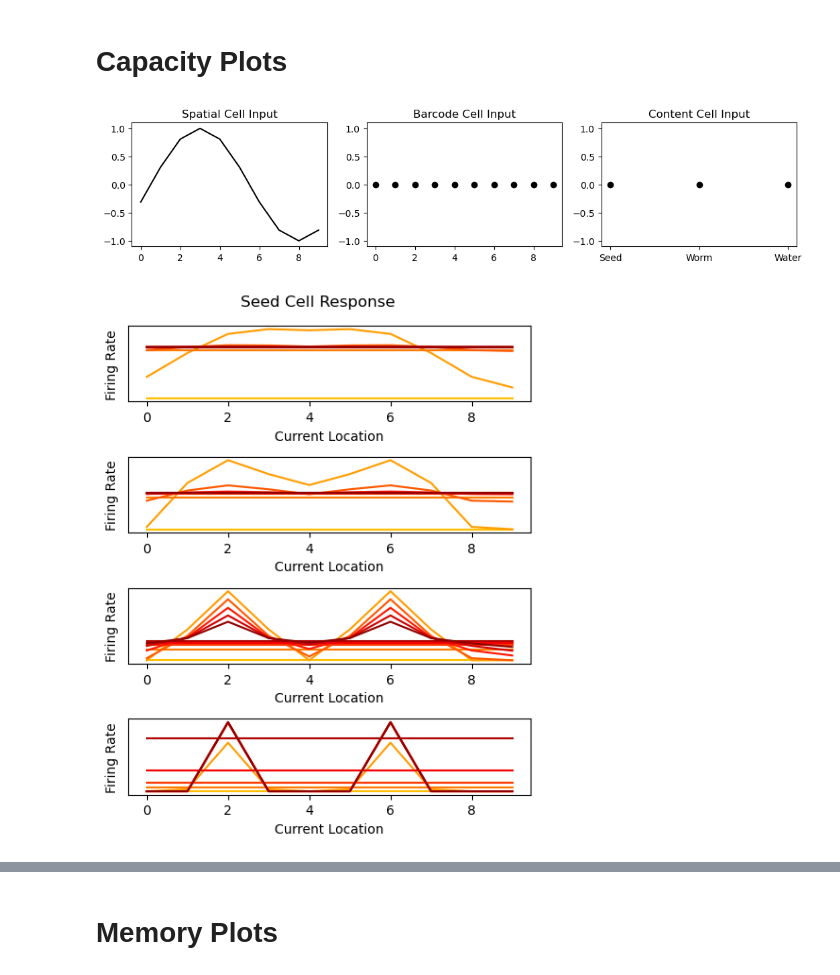
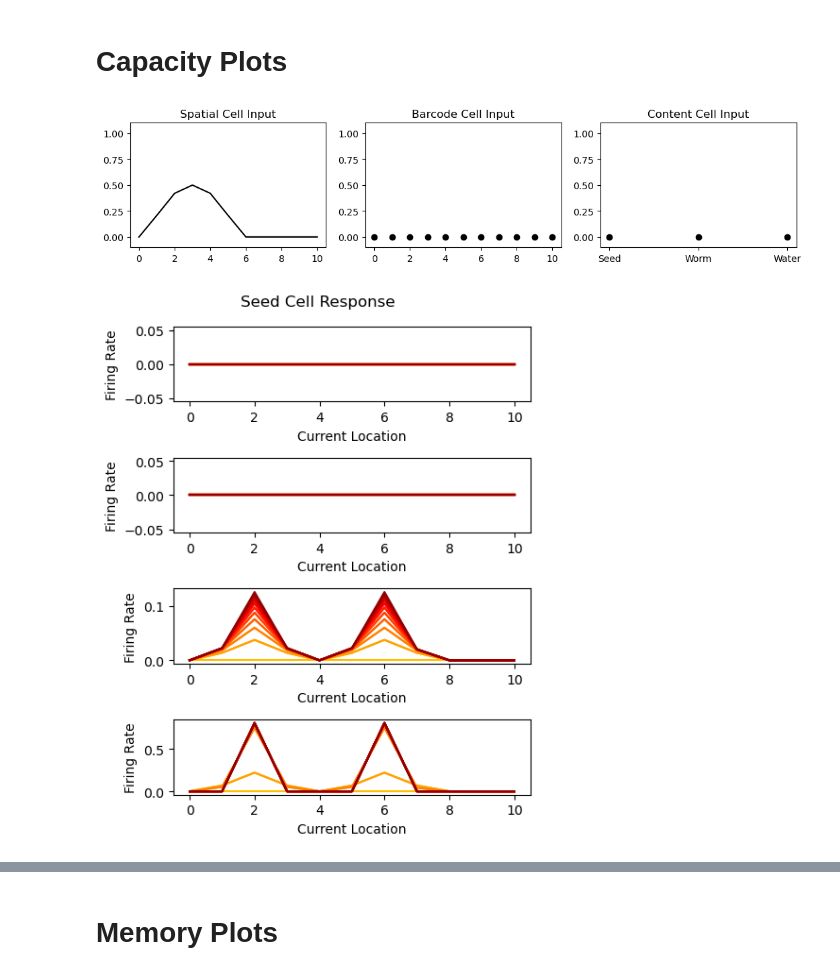
Before and after one commit to chingf/barcodes, a Jupyter notebook: Sandbox.ipynb, the cells around one changed output, grey strips where cells are left out. Drawn from its saved outputs; the diff is of its cells as text; code cells hidden in the pictures.

```diff
--- a/Sandbox.ipynb
+++ b/Sandbox.ipynb
@@ -4,12 +19,24 @@ import matplotlib.pyplot as plt
 # %% [markdown]
 # Helper functions
 # %%
-def make_bump(size, center):
+def make_bump(size, center, vm_params=(2.,2.)):
     assert(center < size)
-    xs = np.linspace(np.pi/2, -3*np.pi/2, size, endpoint=False)
-    bump = np.sin(xs)
-    bump = np.roll(bump, center)
-#     bump = bump/np.sum(np.abs(bump))
+    if vm_params is not None:
+        kappa, scale = vm_params
+        rv = vonmises(kappa, loc=0, scale=scale)
+        x = np.linspace(vonmises.ppf(0.01, kappa),
+                        vonmises.ppf(0.99, kappa), 9)
+        fill = rv.pdf(x[::2])
+        fill = fill[:(fill.size//2)+1]
+        bump = np.zeros(size)
+        for j in range(0, fill.size//2 + 1):
+            bump[(center - j)%size] = fill[-1-j]
+            bump[(center + j)%size] = fill[-1-j]
+    else:
+        xs = np.linspace(np.pi/2, -3*np.pi/2, size, endpoint=False)
+        bump = np.sin(xs)
+        bump = np.roll(bump, center)
+        bump[bump < 0] = 0
     return bump
 # %%
 def relu(X):
@@ -19,8 +46,8 @@ from scipy.special import softmax
 # %% [markdown]
 # Network initialization
 # %%
-n_spatial = 10
-n_barcode = 10 # Must be >= n_spatial
+n_spatial = 11
+n_barcode = 11 # Must be >= n_spatial
 n_cache = 3 # Three types
 # %%
 N = n_spatial + n_barcode + n_cache
@@ -104,9 +131,10 @@ def get_activity(
     x_prev = i
     activities = []
     for t in range(T):
-        x = J@(0.9*x_prev)
+        x = J@(0.9*x_prev) + i
         x[b_start:b_end] = softmax(x[b_start:b_end]*softmax_temp)
-        x = relu(x - 0.05)
+        x[b_start:b_end] -= 1.2/n_barcode
+        x = relu(x)
         x_prev = x
         activities.append(np.copy(x))
     return activities
@@ -114,7 +142,9 @@ def get_activity(
 # Capacity Plots
 # %%
 i = np.zeros(N)
-i[s_start:s_end] = make_bump(n_spatial, 3)
+i[s_start:s_end] = make_bump(n_spatial, 3, vm_params=(5,0.85))*0.02
+i[s_start:s_end] = make_bump(n_spatial, 3, vm_params=None)*0.5
+i[b_start:b_end] = 0.
 
 fig, axs = plt.subplots(1, 3, figsize=(6.4*2, 4.8*0.5))
 axs[0].plot(i[s_start:s_end], color='k')
@@ -125,35 +155,34 @@ axs[1].set_title('Barcode Cell Input')
 axs[2].set_title('Content Cell Input')
 axs[2].set_xticks([0,1,2], ['Seed', 'Worm', 'Water'])
 for ax in axs:
-    ax.set_ylim(-1.1, 1.1)
+    ax.set_ylim(-.1, 1.1)
 plt.show()
 # %% [output]
-[figure, old version]
+[figure, new version]
 # %%
-T = 10
+T = 20
 noise_std = 0.
 temps = [0.5, 1, 3, 10]
 fig, axs = plt.subplots(4, 1, figsize=(6.4*0.75, 4.8*1.25))
 
 for temp_idx, temp in enumerate(temps):
     T_lines = [[] for _ in range(T)]
     for loc in np.arange(n_spatial):
         i = np.zeros(N)
         i[s_start:s_end] = make_bump(n_spatial, loc)
         noisy_i = i + np.random.normal(0, 0., size=i.size)
         activities = get_activity(T, noisy_i, softmax_temp=temp)
         for t in range(T):
             x = activities[t]
             T_lines[t].append(x[SEED])
     color = plt.cm.hot_r(np.linspace(0.35, 0.8, T))
     for t in range(T):
         line = T_lines[t]
         axs[temp_idx].plot(line, label=t, color=color[t])
-        axs[temp_idx].set_yticks([])
         axs[temp_idx].set_ylabel('Firing Rate')
         axs[temp_idx].set_xlabel('Current Location')
 plt.suptitle('Seed Cell Response')
 plt.tight_layout()
 plt.show()
 # %% [output]
-[figure, old version]
+[figure, new version]
```
Also changed, not shown: parts of 17 cells of this notebook.
